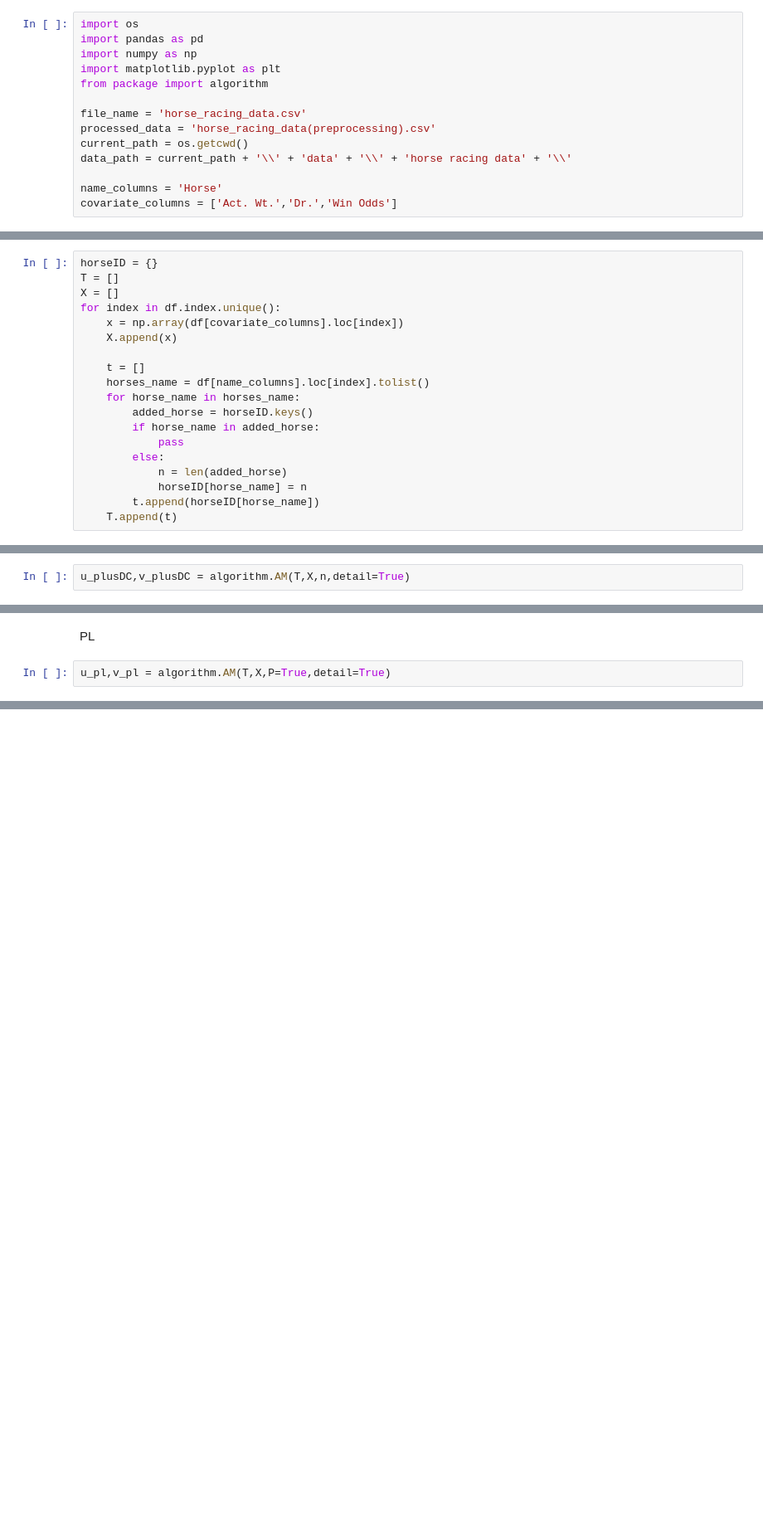
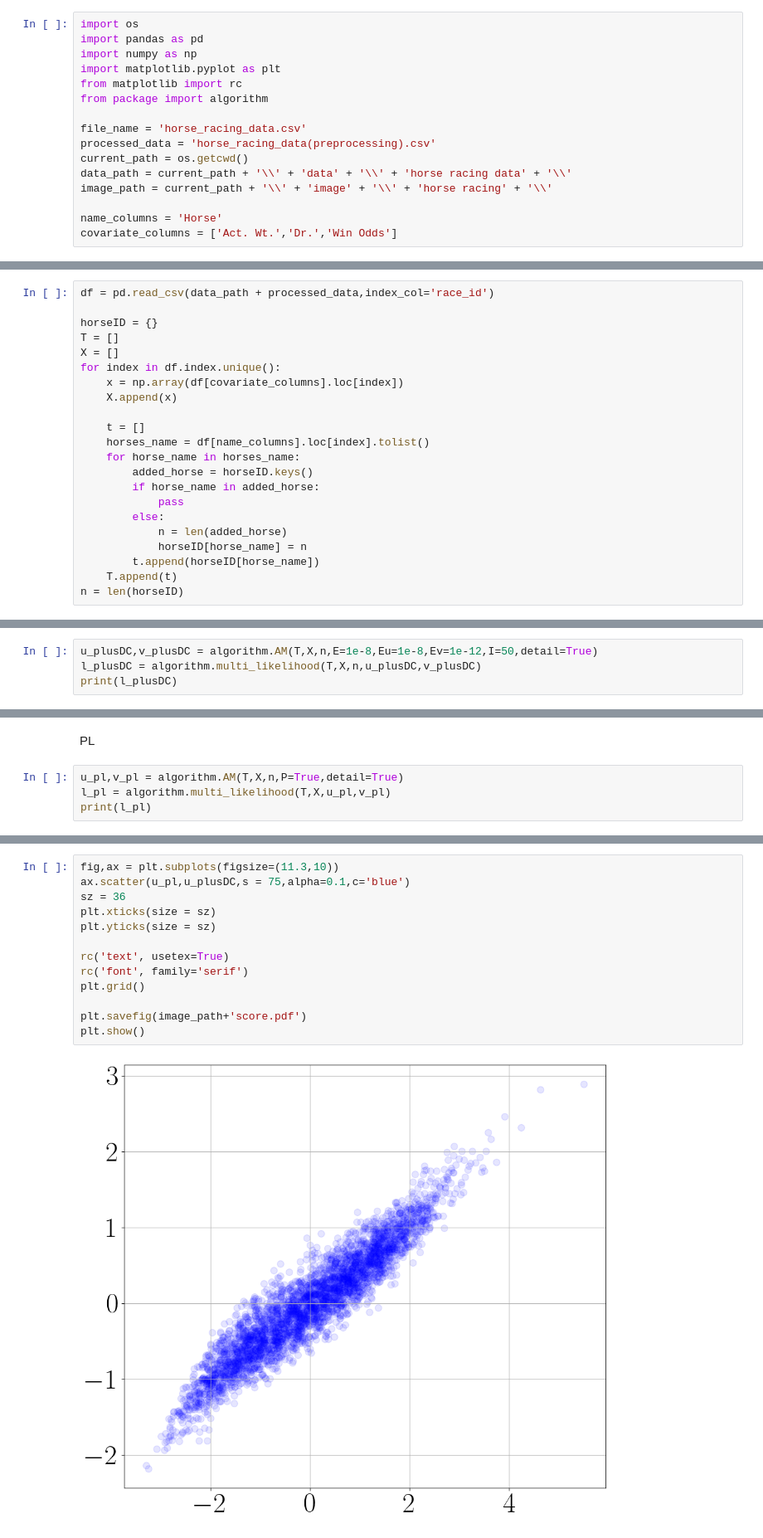
Before and after one commit to PinjunD/Statistical-ranking-with-dynamic-covariate, a Jupyter notebook: horse racing.ipynb, the cells around one changed output, grey strips where cells are left out. Shown: that part at 83% size. Cells and saved outputs as stored; diff of their text form; blank space fills up the shorter version.

```diff
--- a/horse racing.ipynb
+++ b/horse racing.ipynb
@@ -5,12 +5,14 @@ import os
 import pandas as pd
 import numpy as np
 import matplotlib.pyplot as plt
+from matplotlib import rc
 from package import algorithm
 
 file_name = 'horse_racing_data.csv'
 processed_data = 'horse_racing_data(preprocessing).csv'
 current_path = os.getcwd()
 data_path = current_path + '\\' + 'data' + '\\' + 'horse racing data' + '\\'
+image_path = current_path + '\\' + 'image' + '\\' + 'horse racing' + '\\'
 
 name_columns = 'Horse'
 covariate_columns = ['Act. Wt.','Dr.','Win Odds']
@@ -112,6 +111,8 @@ df = pd.read_csv(data_path + processed_data,index_col='race_id')
 # %% [markdown]
 Construct T and X
 # %%
+df = pd.read_csv(data_path + processed_data,index_col='race_id')
+
 horseID = {}
 T = []
 X = []
@@ -130,10 +131,13 @@ for index in df.index.unique():
             horseID[horse_name] = n
         t.append(horseID[horse_name])
     T.append(t)
+n = len(horseID)
 # %% [markdown]
 PlusDC
 # %%
-u_plusDC,v_plusDC = algorithm.AM(T,X,n,detail=True)
+u_plusDC,v_plusDC = algorithm.AM(T,X,n,E=1e-8,Eu=1e-8,Ev=1e-12,I=50,detail=True)
+l_plusDC = algorithm.multi_likelihood(T,X,n,u_plusDC,v_plusDC)
+print(l_plusDC)
 # %% [output]
 -----1-----
 log-likelihood: -12.235750155257655
@@ -179,4 +178,6 @@ l_plusDC
 # %% [markdown]
 PL
 # %%
-u_pl,v_pl = algorithm.AM(T,X,P=True,detail=True)
+u_pl,v_pl = algorithm.AM(T,X,n,P=True,detail=True)
+l_pl = algorithm.multi_likelihood(T,X,u_pl,v_pl)
+print(l_pl)
@@ -209,0 +203,15 @@ plt.scatter(u_pl,u_plusDC,s = 20,alpha=0.1,c='blue')
+# %%
+fig,ax = plt.subplots(figsize=(11.3,10))
+ax.scatter(u_pl,u_plusDC,s = 75,alpha=0.1,c='blue')
+sz = 36
+plt.xticks(size = sz)
+plt.yticks(size = sz)
+
+rc('text', usetex=True)
+rc('font', family='serif')
+plt.grid()
+
+plt.savefig(image_path+'score.pdf')
+plt.show()
+# %% [output]
+[figure, added]
```
Also changed, not shown: parts of 8 cells of this notebook, 5 other files.
